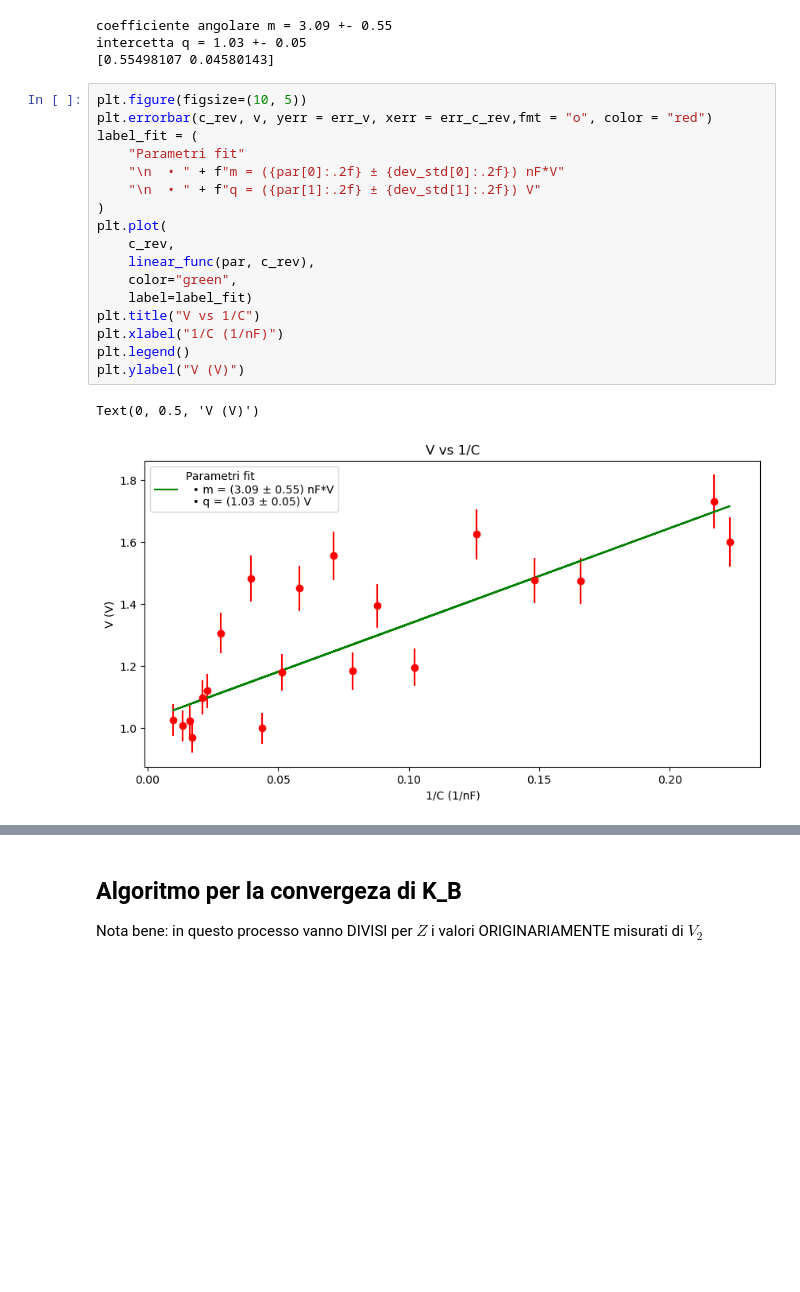
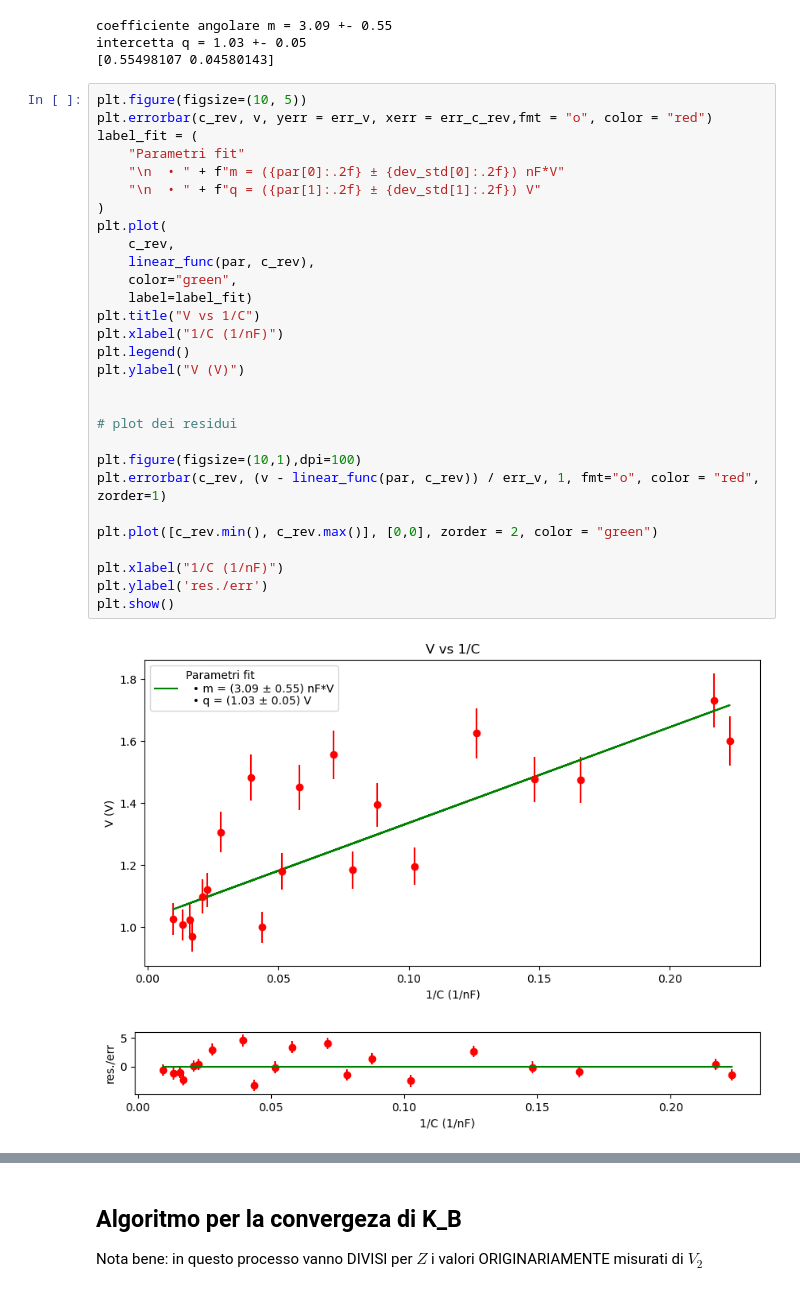
Before and after one commit to Dariomin/Lab4, a Jupyter notebook: kB_tensione.ipynb, the cells around one changed output, grey strips where cells are left out. Drawn from its saved outputs; the diff is of its cells as text; blank space fills up the shorter version.

```diff
--- a/kB_tensione.ipynb
+++ b/kB_tensione.ipynb
@@ -172,20 +175,32 @@ intercetta q = 1.03 +- 0.05
 # %%
 plt.figure(figsize=(10, 5))
 plt.errorbar(c_rev, v, yerr = err_v, xerr = err_c_rev,fmt = "o", color = "red")
 label_fit = (
     "Parametri fit"
     "\n  • " + f"m = ({par[0]:.2f} ± {dev_std[0]:.2f}) nF*V"
     "\n  • " + f"q = ({par[1]:.2f} ± {dev_std[1]:.2f}) V"
 )
 plt.plot(
     c_rev,
     linear_func(par, c_rev),
     color="green",
     label=label_fit)
 plt.title("V vs 1/C")
 plt.xlabel("1/C (1/nF)")
 plt.legend()
 plt.ylabel("V (V)")
+
+
+# plot dei residui
+
+plt.figure(figsize=(10,1),dpi=100)
+plt.errorbar(c_rev, (v - linear_func(par, c_rev)) / err_v, 1, fmt="o", color = "red", zorder=1)
+
+plt.plot([c_rev.min(), c_rev.max()], [0,0], zorder = 2, color = "green")
+
+plt.xlabel("1/C (1/nF)")
+plt.ylabel('res./err')
+plt.show()
 # %% [output]
-Text(0, 0.5, 'V (V)')
 [figure]
+[figure, added]
```
Also changed, not shown: parts of 22 cells of this notebook.
